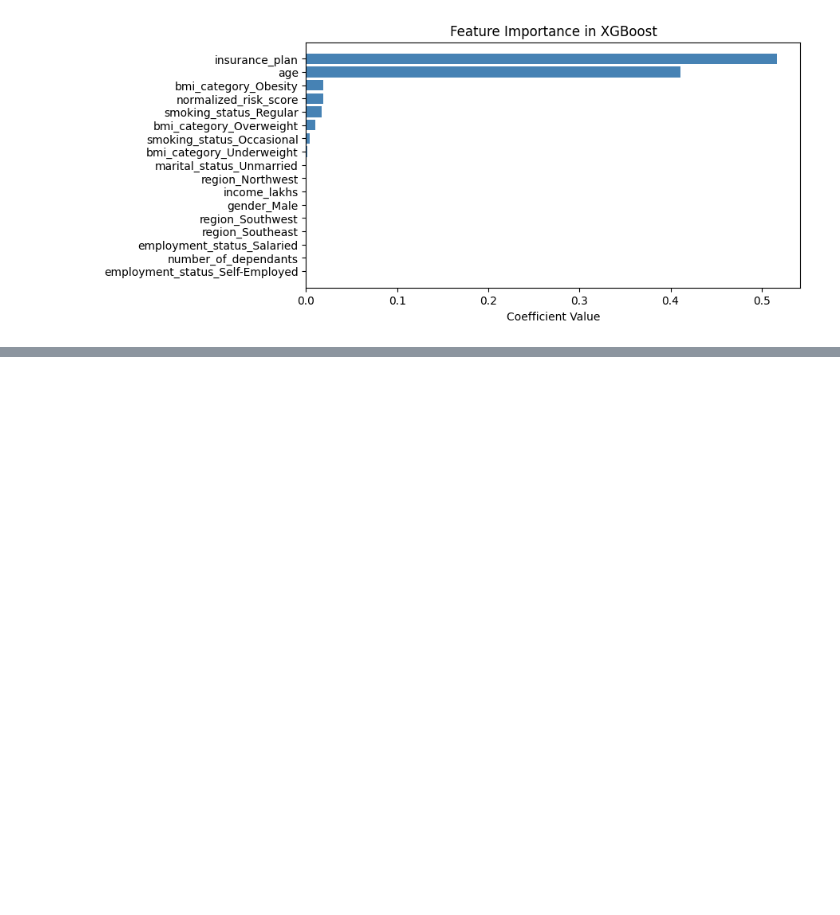
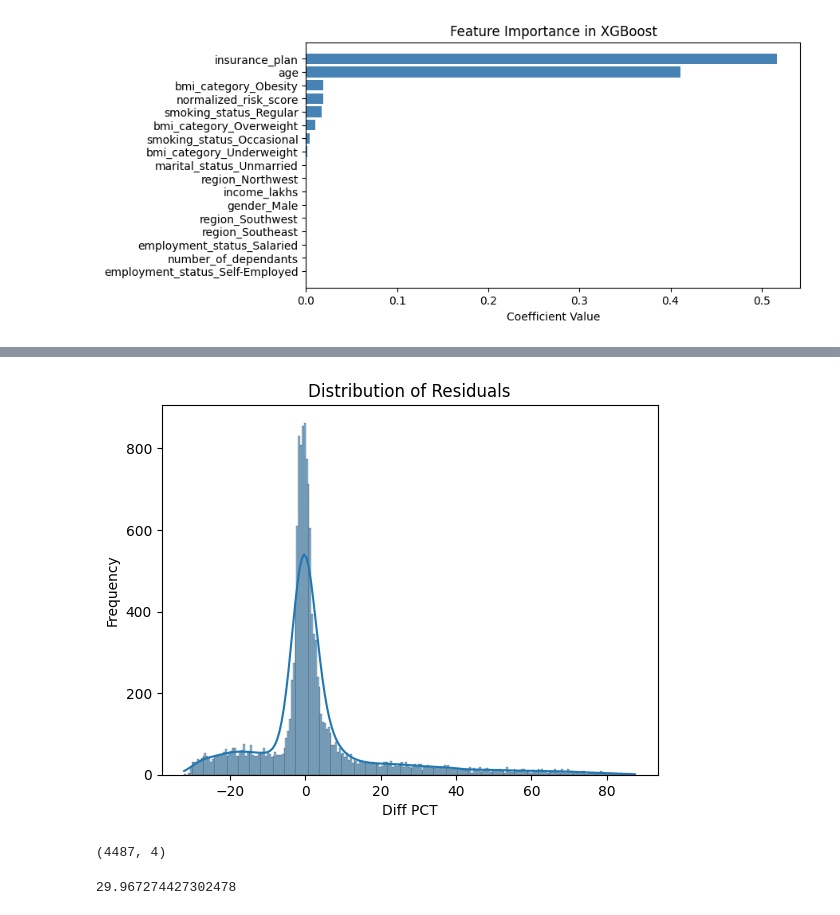
Before and after one commit to ThirumaleshV/healthcare-premium-prediction, a Jupyter notebook: ml_premium_prediction.ipynb, the cells around one changed output, grey strips where cells are left out. Saved outputs shown, nothing was run; the diff lists cells and outputs as text; code cells hidden in the pictures; blank space fills up the shorter version.

```diff
--- a/ml_premium_prediction.ipynb
+++ b/ml_premium_prediction.ipynb
@@ -736,0 +739,13 @@ plt.show()
+# %%
+y_pred = best_model.predict(X_test)
+
+residuals = y_pred - y_test
+residuals_pct = (residuals / y_test) * 100
+
+results_df = pd.DataFrame({
+    'actual': y_test,
+    'predicted': y_pred,
+    'diff': residuals,
+    'diff_pct': residuals_pct
+})
+results_df.head()
@@ -736,0 +759,20 @@ plt.show()
+# %%
+sns.histplot(results_df['diff_pct'], kde=True)
+plt.title('Distribution of Residuals')
+plt.xlabel('Diff PCT')
+plt.ylabel('Frequency')
+plt.show()
+# %% [output]
+[figure, added]
+# %%
+extreme_error_threshold = 10  # You can adjust this threshold based on your domain knowledge or requirements
+extreme_results_df = results_df[np.abs(results_df['diff_pct']) > extreme_error_threshold]
+extreme_results_df.head()
+extreme_results_df.shape
+# %% [output]
+(4487, 4)
+# %%
+extreme_errors_pct = extreme_results_df.shape[0]*100/X_test.shape[0]
+extreme_errors_pct # 30% are extreme errors, which is quite high. This indicates that the model is not performing well for a significant portion of the test data. Further tuning of the model or feature engineering may be necessary to improve performance.
+# %% [output]
+29.967274427302478
```
Also changed, not shown: parts of 16 cells of this notebook.
